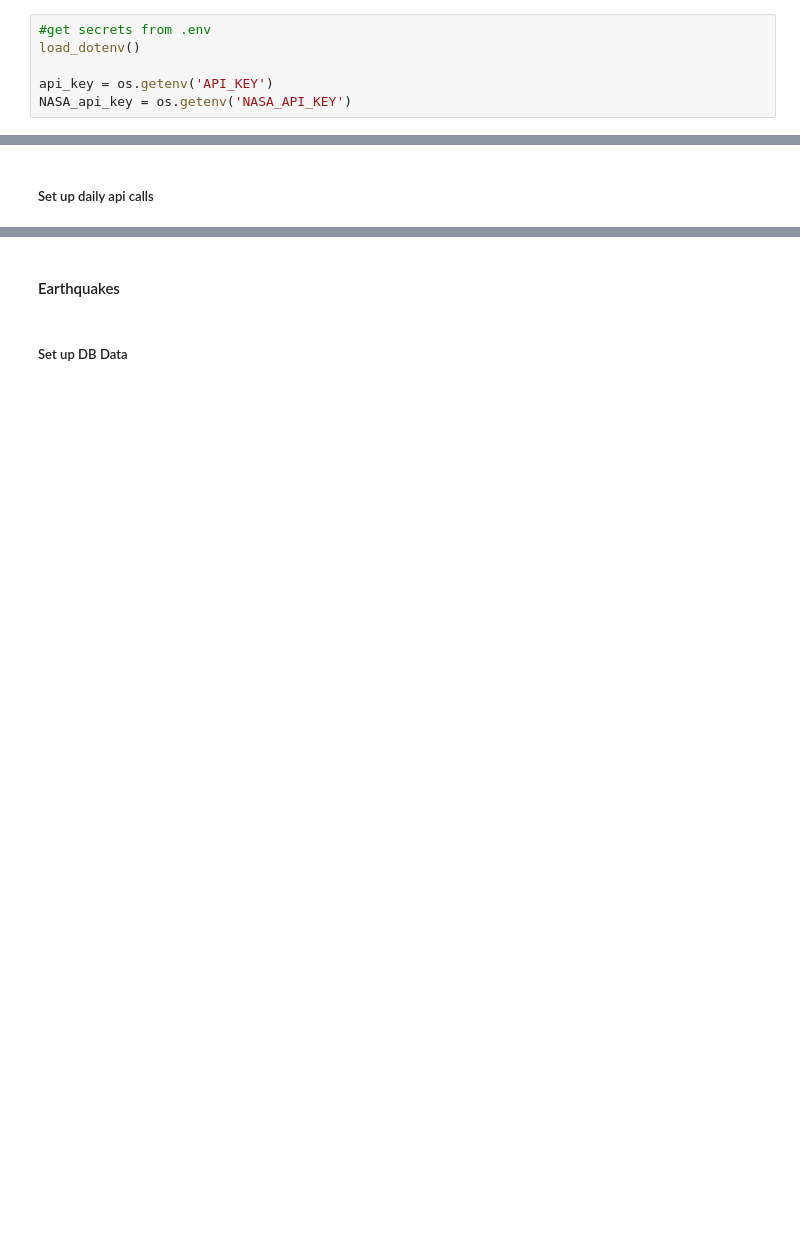
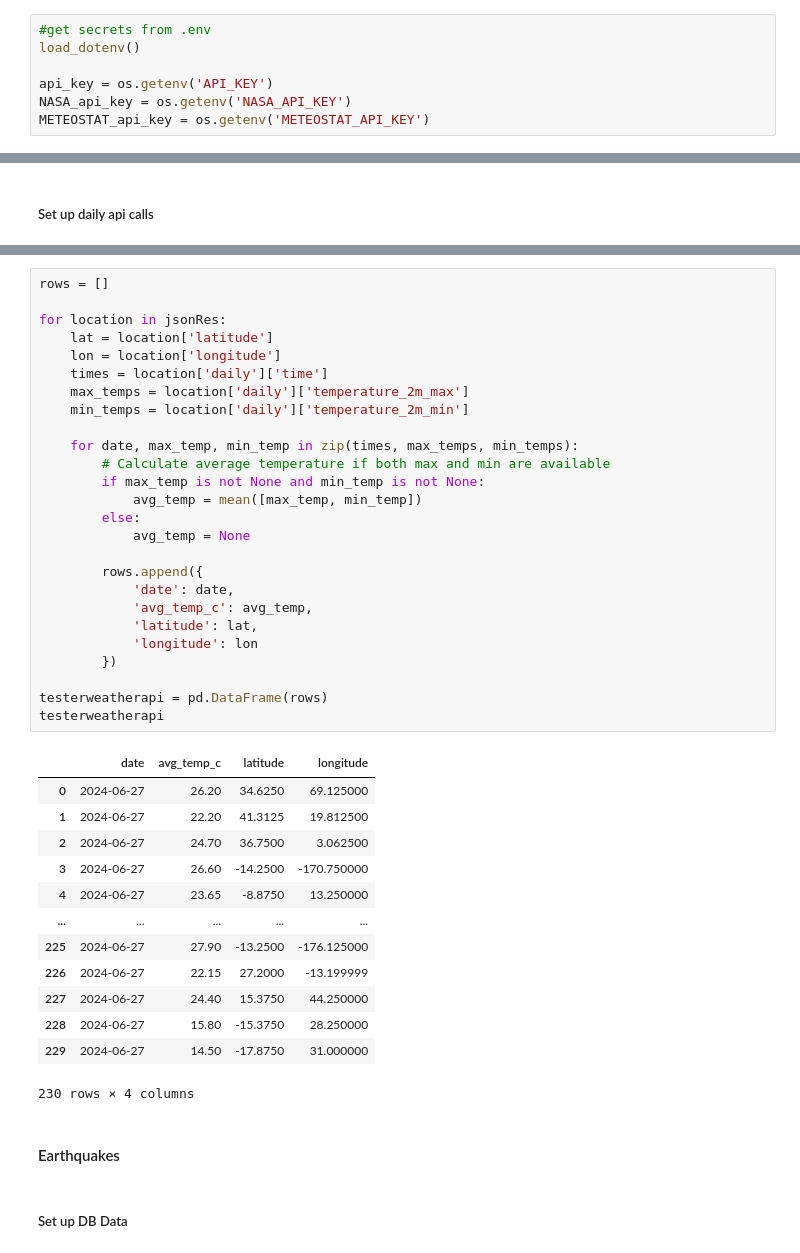
Before and after one commit to joshashton/ETL-environmental-data-app, a Jupyter notebook: DataSetup/CapstoneETL.ipynb, the cells around one changed output, grey strips where cells are left out. Drawn from its saved outputs; the diff is of its cells as text; blank space fills up the shorter version.

```diff
--- a/DataSetup/CapstoneETL.ipynb
+++ b/DataSetup/CapstoneETL.ipynb
@@ -25,6 +28,7 @@ load_dotenv()
 
 api_key = os.getenv('API_KEY')
 NASA_api_key = os.getenv('NASA_API_KEY')
+METEOSTAT_api_key = os.getenv('METEOSTAT_API_KEY')
 # %% [markdown]
 ### Connect to API
 # %% [markdown]
@@ -137,3 +256,43 @@ print(jsonRes)
+# %%
+rows = []
+
+for location in jsonRes:
+    lat = location['latitude']
+    lon = location['longitude']
+    times = location['daily']['time']
+    max_temps = location['daily']['temperature_2m_max']
+    min_temps = location['daily']['temperature_2m_min']
+
+    for date, max_temp, min_temp in zip(times, max_temps, min_temps):
+        # Calculate average temperature if both max and min are available
+        if max_temp is not None and min_temp is not None:
+            avg_temp = mean([max_temp, min_temp])
+        else:
+            avg_temp = None
+
+        rows.append({
+            'date': date,
+            'avg_temp_c': avg_temp,
+            'latitude': lat,
+            'longitude': lon
+        })
+
+testerweatherapi = pd.DataFrame(rows)
+testerweatherapi
+# %% [output]
+|  | date | avg_temp_c | latitude | longitude |
+| 0 | 2024-06-27 | 26.20 | 34.6250 | 69.125000 |
+| 1 | 2024-06-27 | 22.20 | 41.3125 | 19.812500 |
+| 2 | 2024-06-27 | 24.70 | 36.7500 | 3.062500 |
+| 3 | 2024-06-27 | 26.60 | -14.2500 | -170.750000 |
+| 4 | 2024-06-27 | 23.65 | -8.8750 | 13.250000 |
+| ... | ... | ... | ... | ... |
+| 225 | 2024-06-27 | 27.90 | -13.2500 | -176.125000 |
+| 226 | 2024-06-27 | 22.15 | 27.2000 | -13.199999 |
+| 227 | 2024-06-27 | 24.40 | 15.3750 | 44.250000 |
+| 228 | 2024-06-27 | 15.80 | -15.3750 | 28.250000 |
+| 229 | 2024-06-27 | 14.50 | -17.8750 | 31.000000 |
+230 rows × 4 columns
 # %% [markdown]
 #### Earthquakes
 # %% [markdown]
```
Also changed, not shown: parts of 14 cells of this notebook.
